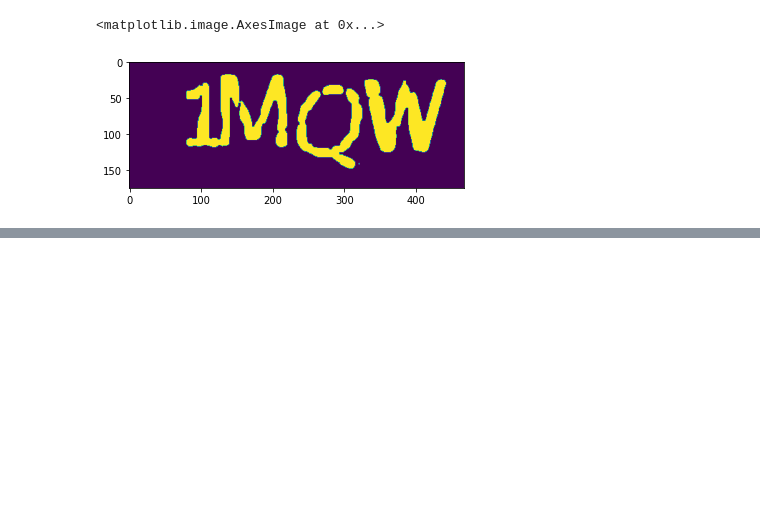
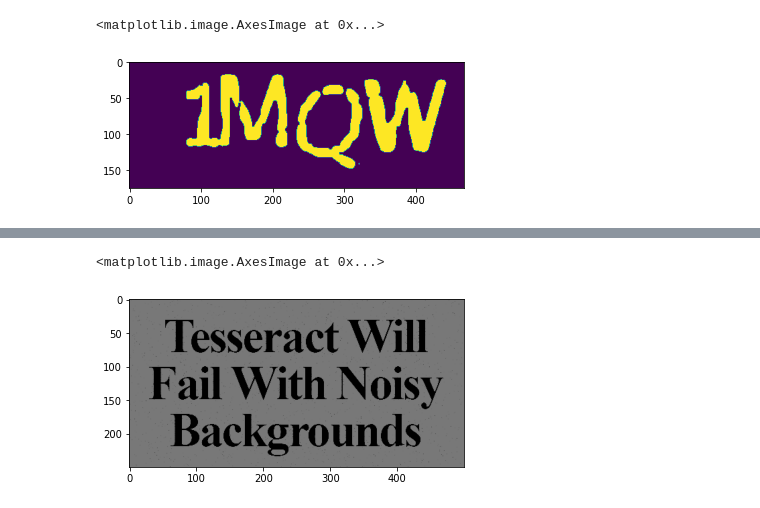
Before and after one commit to furkan-ozkan/ImageAnalyzeWithPython, a Jupyter notebook: pythonProject1/Lab_01.ipynb, the cells around one changed output, grey strips where cells are left out. Saved outputs shown, nothing was run; the diff lists cells and outputs as text; code cells hidden in the pictures; blank space fills up the shorter version.

```diff
--- a/pythonProject1/Lab_01.ipynb
+++ b/pythonProject1/Lab_01.ipynb
@@ -101,0 +136,6 @@ IMQW
+# %%
+ret, thresh3 = cv2.threshold(image, 120, 255, cv2.THRESH_TRUNC)
+plt.imshow(thresh3)
+# %% [output]
+<matplotlib.image.AxesImage at 0x...>
+[figure, added]
```
Also changed, not shown: parts of 16 cells of this notebook, 3 other files.
